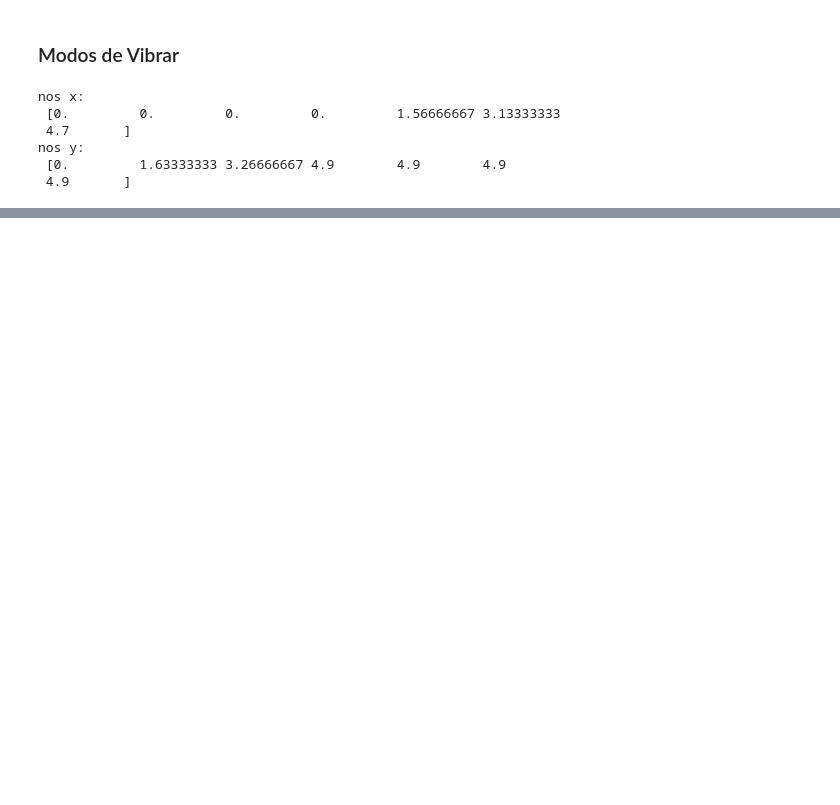
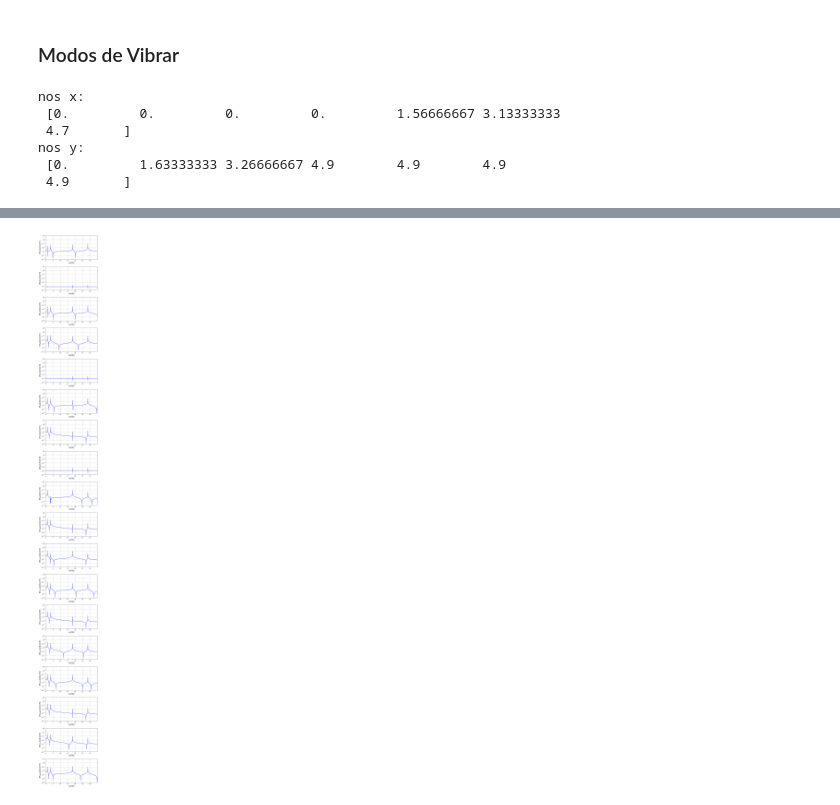
Before and after one commit to TonhoSF1/Vibracoes2, a Jupyter notebook: Trabalho.ipynb, the cells around one changed output, grey strips where cells are left out. Drawn from its saved outputs; the diff is of its cells as text; code cells hidden in the pictures; blank space fills up the shorter version.

```diff
--- a/Trabalho.ipynb
+++ b/Trabalho.ipynb
@@ -253,6 +267,6 @@ M = np.delete(M, (0, 1, 2), axis=1)
 # %%
-alpha = 0.1  # amortecimento proporcional
-beta = 0.000001  # amortecimento proporcional
+alpha = 0.01  # amortecimento proporcional
+beta = 1e-7  # amortecimento proporcional
 
 C = alpha * M + beta * K  # amortecimento proporcional
 # %% [markdown]
@@ -355,0 +393,8 @@ plt.show()
+# %%
+# Parâmetros amostrais
+
+fs = 70  # taxa de amostragem
+Np = 100000  # número de pontos
+tf = (Np) / fs  # tempo total
+t = np.linspace(0, tf, Np, endpoint=False)
+w = np.linspace(0, fs / 2, int(Np / 2), endpoint=False)  # vetor frequência em Hz
@@ -355,0 +438,3 @@ plt.show()
+# %%
+# Estimando a resposta em frequência:
+Hw = calculate_frequency_response(M, C, K, w)
@@ -355,0 +445,67 @@ plt.show()
+# %%
+xlim = (0, w[len(w)-1])  # limite de frequência
+ylim = (1e-10, 100)  # limite de amplitude
+# %%
+def plot_n_frf(w, H, diagonal_only=False, figsize=(6, 6), xlim=(0, 50), ylim=(1e-5, 1e-1), **plot_kwargs):
+    """
+    Plota a Função de Resposta em Frequência (FRF) para um sistema com n graus de liberdade.
+
+    Parâmetros:
+    ----------
+    w : array-like
+        Array de valores de frequência em Hz.
+    H : ndarray
+        Array multidimensional contendo os valores da FRF.
+        H deve ter dimensões (n, n, len(w)), onde n é o número de graus de liberdade.
+    diagonal_only : bool, opcional
+        Se True, plota apenas a diagonal principal de H. O padrão é False.
+    figsize : tuple, opcional
+        Tupla especificando o tamanho de cada subplot. O padrão é (6, 6).
+
+    Retorno:
+    -------
+    Nenhum: Esta função não retorna nenhum valor. Ela exibe os gráficos.
+
+    Notas:
+    ------
+    - A função cria uma grade de subplots com dimensões (n, n), onde n é o número de graus de liberdade.
+    - Cada subplot corresponde à magnitude da FRF entre dois graus de liberdade.
+    - O eixo x representa a frequência em Hz, e o eixo y representa a magnitude da FRF em m/N.
+    - Os gráficos são exibidos em escala logarítmica para o eixo y.
+    - O eixo x é limitado ao intervalo [0, 50] Hz por padrão.
+    - O eixo y é limitado ao intervalo [1e-5, 1e-1] m/N por padrão.
+    """
+    n = len(H)
+    default_kwargs = {"color": "b", "linestyle": "-"}
+    final_kwargs = {**default_kwargs, **plot_kwargs}
+    if diagonal_only:
+        fig, ax = plt.subplots(n, 1, figsize=(figsize[0], n * figsize[1]), squeeze=False)
+        ax = ax.flatten()
+        for i in range(n):
+            ax[i].grid(True)
+            ax[i].semilogy(w, abs(H[i, i, :]), **final_kwargs)
+            ax[i].set(
+                xlabel=r"$\omega$ [Hz]",
+                ylabel=rf"$|H_{{{i + 1}{i + 1}}}(\omega)|$ [m/N]",
+                xlim=xlim,
+                ylim=ylim,
+            )
+    else:
+        fig, ax = plt.subplots(n, n, figsize=(n * figsize[0], n * figsize[1]))
+        for i in range(n):
+            for j in range(n):
+                ax[i, j].grid(True)
+                ax[i, j].semilogy(w, abs(H[i, j, :]), **final_kwargs)
+                ax[i, j].set(
+                    xlabel=r"$\omega$ [Hz]",
+                    ylabel=rf"$|H_{{{i + 1}{j + 1}}}(\omega)|$ [m/N]",
+                    xlim=xlim,
+                    ylim=ylim,
+                )
+        plt.tight_layout()
+        plt.show()
+
+
+plot_n_frf(w, Hw, True, xlim=xlim, ylim=ylim, figsize=(8, 4))
+# %% [output]
+[figure, added]
```
Also changed, not shown: parts of 53 cells of this notebook, 1 other file.
